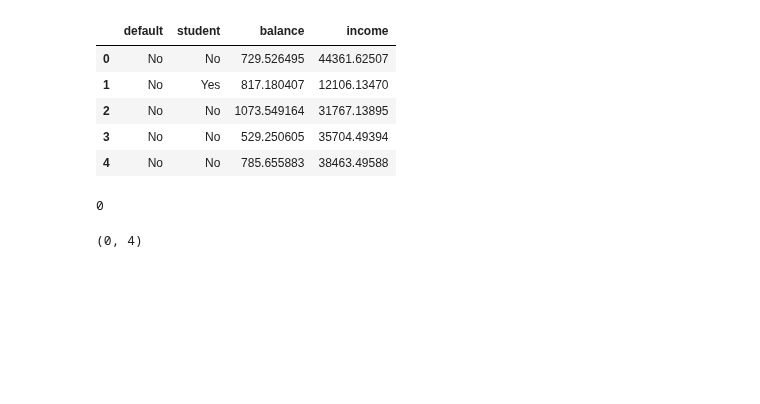
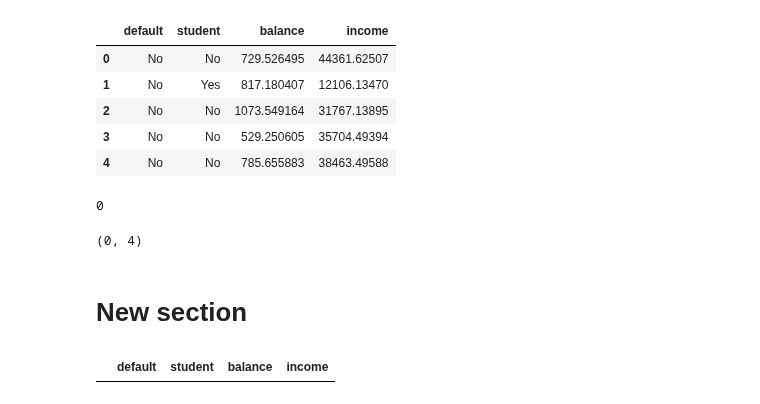
Before and after one commit to CarolMuchoki/Data-Wrangling-Projects, a Jupyter notebook: Credit_Card_Default.ipynb, the cells around one changed output. Saved outputs shown, nothing was run; the diff lists cells and outputs as text; code cells hidden in the pictures; blank space fills up the shorter version.

Commit message:
sorting

```diff
--- a/Credit_Card_Default.ipynb
+++ b/Credit_Card_Default.ipynb
@@ -66,3 +68,10 @@ data_duplicates = data.drop_duplicates()
 data_duplicates.shape
 # %% [output]
 (0, 4)
+# %% [markdown]
+# New section
+# %%
+#sorting
+data.sort_values(by= 'income', ascending= 1)
+# %% [output]
+|  | default | student | balance | income |
```
Also changed, not shown: parts of 1 cell of this notebook.
